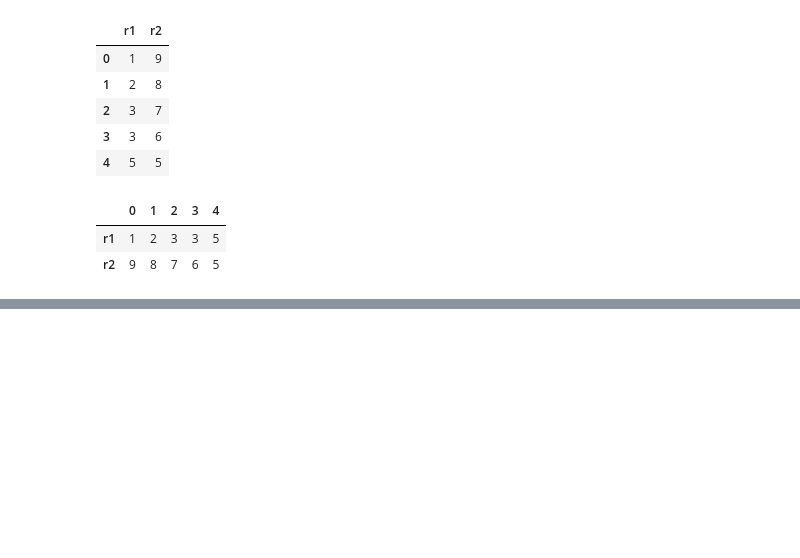
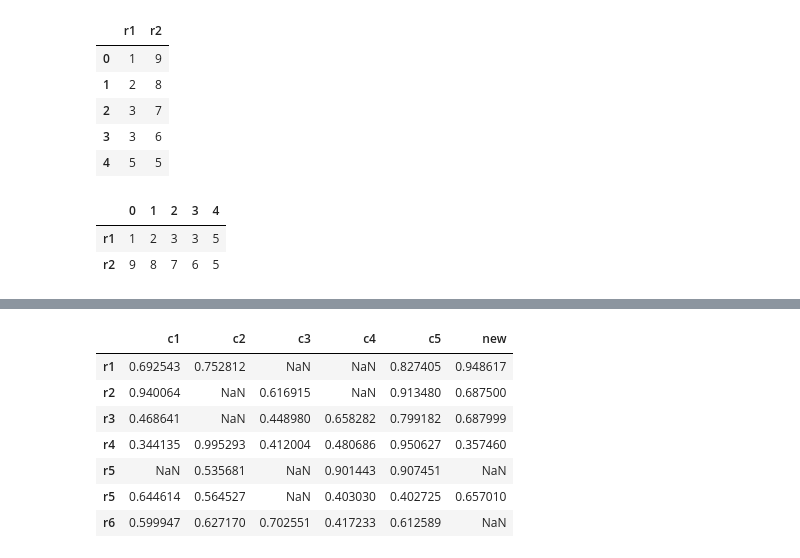
Before and after one commit to Tamzzzzid/Learning_ML, a Jupyter notebook: Pandas/Pandas1.ipynb, the cells around one changed output, grey strips where cells are left out. Saved outputs shown, nothing was run; the diff lists cells and outputs as text; code cells hidden in the pictures; blank space fills up the shorter version.

```diff
--- a/Pandas/Pandas1.ipynb
+++ b/Pandas/Pandas1.ipynb
@@ -226,0 +284,11 @@ df4
+# %%
+df2[df2>0.3]
+# %% [output]
+|  | c1 | c2 | c3 | c4 | c5 | new |
+| r1 | 0.692543 | 0.752812 | NaN | NaN | 0.827405 | 0.948617 |
+| r2 | 0.940064 | NaN | 0.616915 | NaN | 0.913480 | 0.687500 |
+| r3 | 0.468641 | NaN | 0.448980 | 0.658282 | 0.799182 | 0.687999 |
+| r4 | 0.344135 | 0.995293 | 0.412004 | 0.480686 | 0.950627 | 0.357460 |
+| r5 | NaN | 0.535681 | NaN | 0.901443 | 0.907451 | NaN |
+| r5 | 0.644614 | 0.564527 | NaN | 0.403030 | 0.402725 | 0.657010 |
+| r6 | 0.599947 | 0.627170 | 0.702551 | 0.417233 | 0.612589 | NaN |
```
Also changed, not shown: parts of 33 cells of this notebook.
